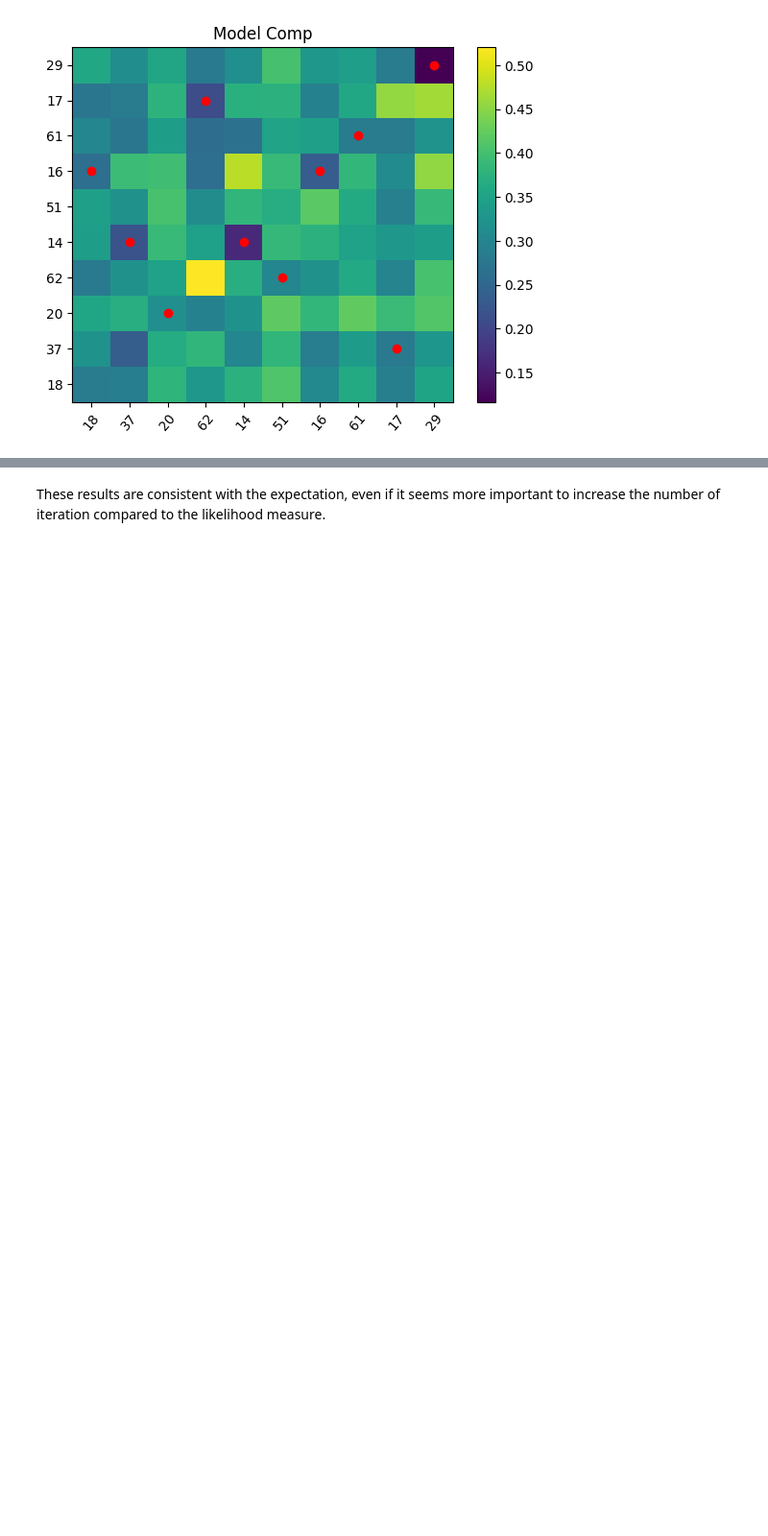
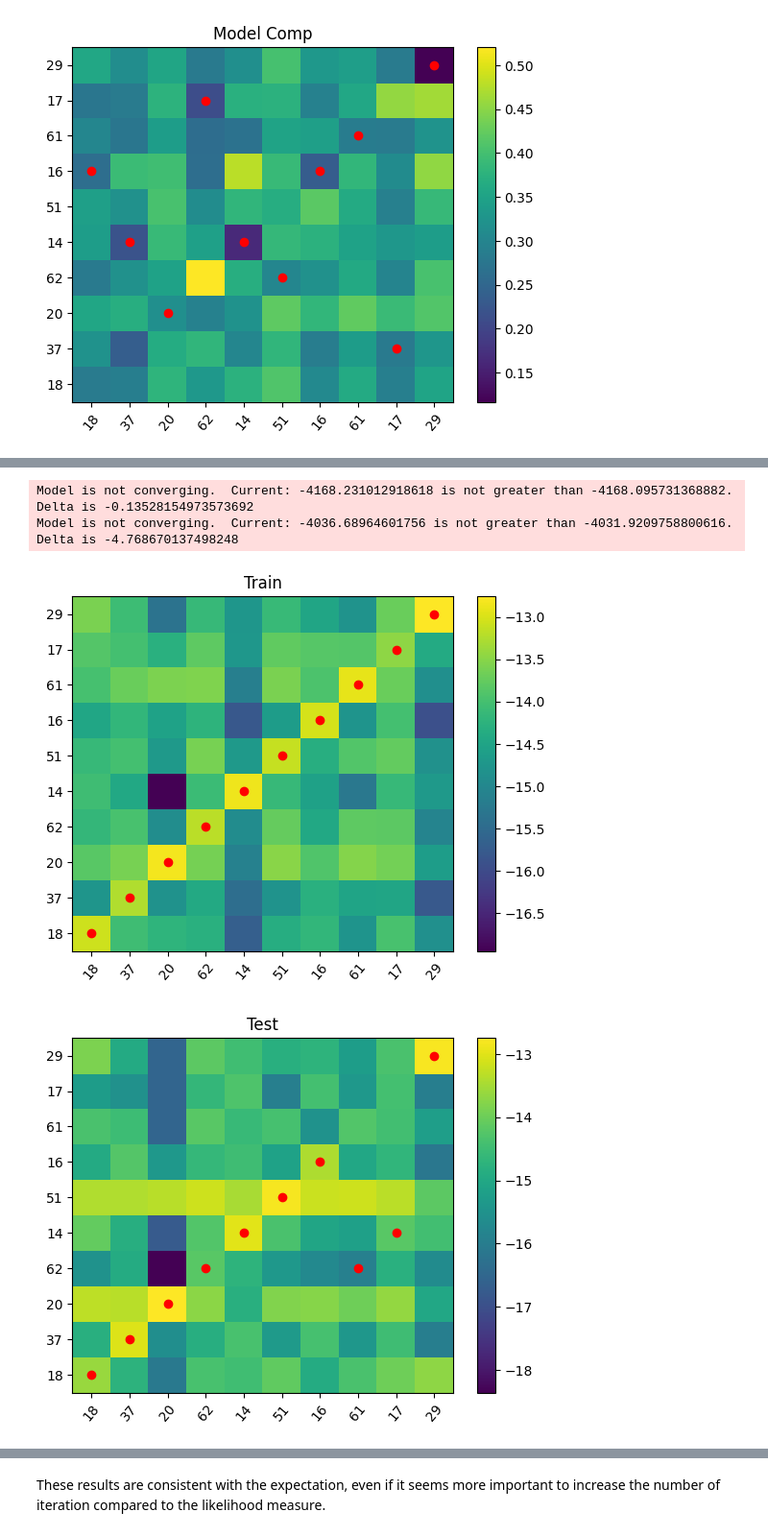
Before and after one commit to nicofilippucci/PyEyeSim, a Jupyter notebook: Notebooks/PyEyeSimHMMValidation.ipynb, the cells around one changed output, grey strips where cells are left out. Shown at 96% size. Drawn from its saved outputs; the diff is of its cells as text; code cells hidden in the pictures; blank space fills up the shorter version.

```diff
--- a/Notebooks/PyEyeSimHMMValidation.ipynb
+++ b/Notebooks/PyEyeSimHMMValidation.ipynb
@@ -128,3 +133,10 @@ S = UrbanDat.HMMSimPiepelineModel2Model(ncomp=[3,4,5], iter=20, stimuli=stim)
+# %%
+S0, S1 = UrbanDat.HMMSimPipelineAll2All(ncomp=[2,3,4,5,6,7], iter=20, stimuli=stim)
+# %% [output]
+Model is not converging.  Current: -4168.231012918618 is not greater than -4168.095731368882. Delta is -0.13528154973573692
+Model is not converging.  Current: -4036.68964601756 is not greater than -4031.9209758800616. Delta is -4.768670137498248
+[figure, added]
+[figure, added]
 # %%
 S = UrbanDat.HMMSimPiepelineModel2Model(ncomp=[3,4,5], iter=20, stimuli=[17,62,37])
 # %% [output]
```
Also changed, not shown: parts of 1 cell of this notebook.
